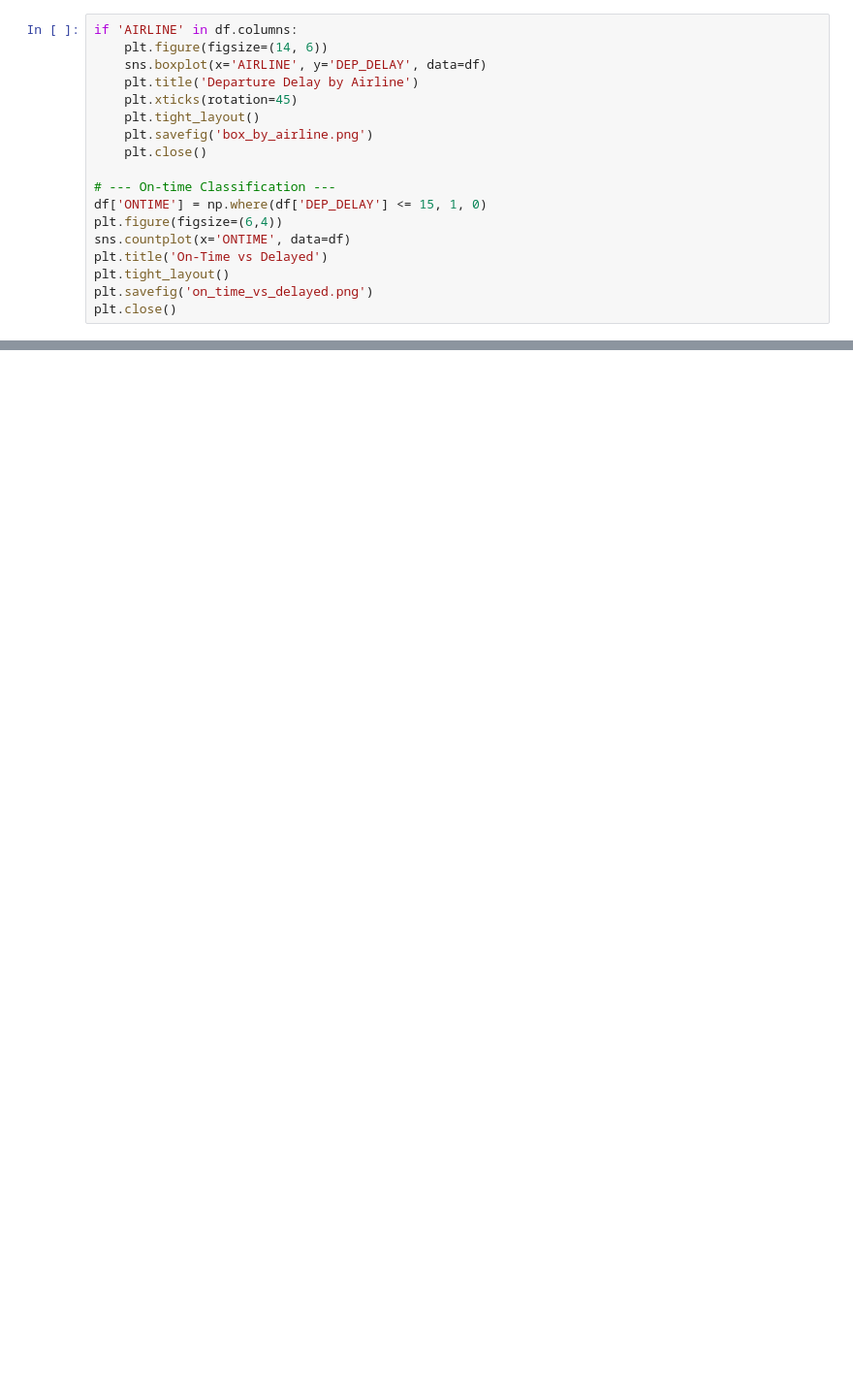
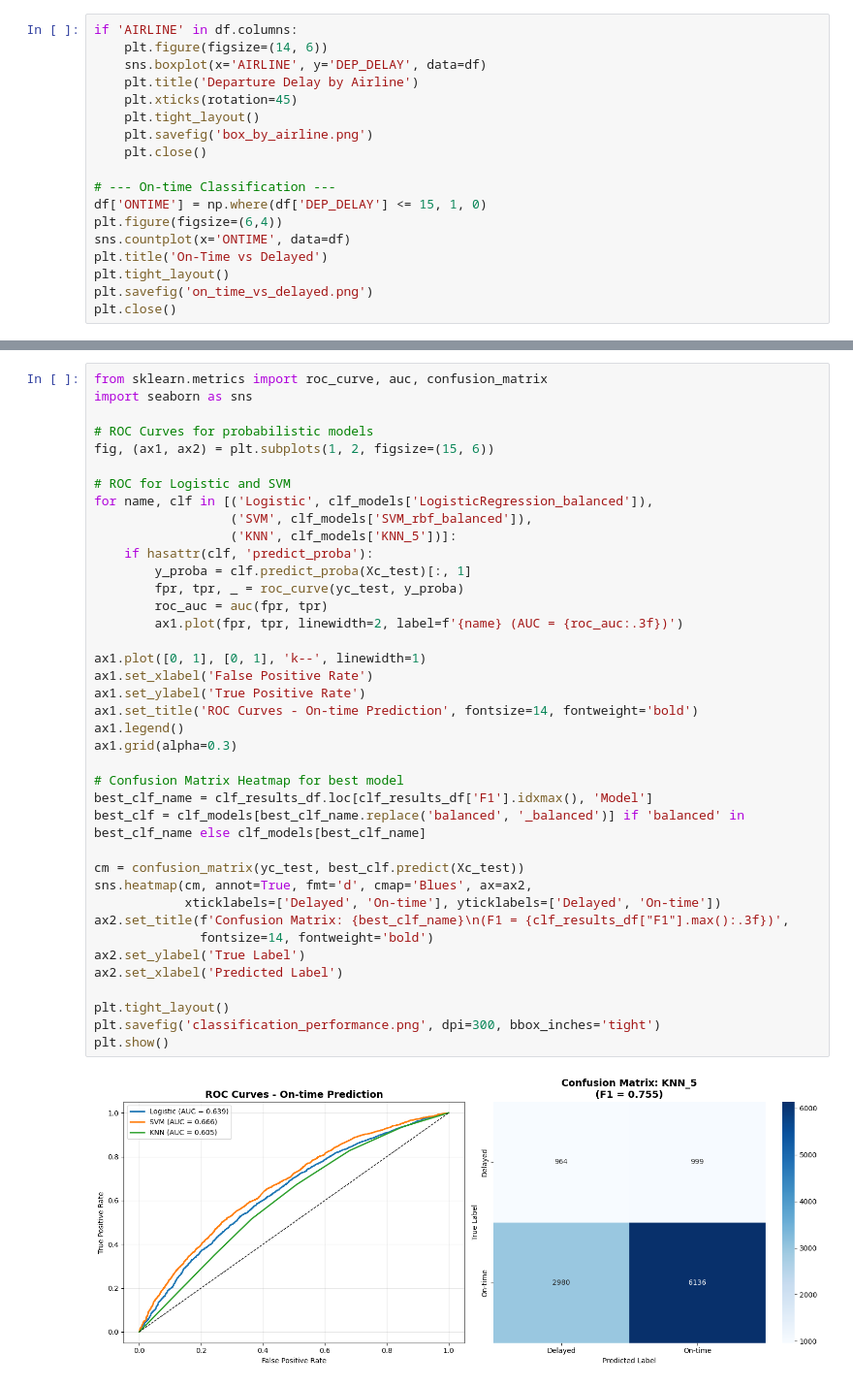
Before and after one commit to stevenl224/EECE5644-Final-Project, a Jupyter notebook: MLproj.ipynb, the cells around one changed output, grey strips where cells are left out. Shown at 97% size. Cells and saved outputs as stored; diff of their text form; blank space fills up the shorter version.

```diff
--- a/MLproj.ipynb
+++ b/MLproj.ipynb
@@ -305,0 +382,41 @@ plt.show()
+# %%
+from sklearn.metrics import roc_curve, auc, confusion_matrix
+import seaborn as sns
+
+# ROC Curves for probabilistic models
+fig, (ax1, ax2) = plt.subplots(1, 2, figsize=(15, 6))
+
+# ROC for Logistic and SVM
+for name, clf in [('Logistic', clf_models['LogisticRegression_balanced']),
+                  ('SVM', clf_models['SVM_rbf_balanced']),
+                  ('KNN', clf_models['KNN_5'])]:
+    if hasattr(clf, 'predict_proba'):
+        y_proba = clf.predict_proba(Xc_test)[:, 1]
+        fpr, tpr, _ = roc_curve(yc_test, y_proba)
+        roc_auc = auc(fpr, tpr)
+        ax1.plot(fpr, tpr, linewidth=2, label=f'{name} (AUC = {roc_auc:.3f})')
+
+ax1.plot([0, 1], [0, 1], 'k--', linewidth=1)
+ax1.set_xlabel('False Positive Rate')
+ax1.set_ylabel('True Positive Rate')
+ax1.set_title('ROC Curves - On-time Prediction', fontsize=14, fontweight='bold')
+ax1.legend()
+ax1.grid(alpha=0.3)
+
+# Confusion Matrix Heatmap for best model
+best_clf_name = clf_results_df.loc[clf_results_df['F1'].idxmax(), 'Model']
+best_clf = clf_models[best_clf_name.replace('balanced', '_balanced')] if 'balanced' in best_clf_name else clf_models[best_clf_name]
+
+cm = confusion_matrix(yc_test, best_clf.predict(Xc_test))
+sns.heatmap(cm, annot=True, fmt='d', cmap='Blues', ax=ax2,
+            xticklabels=['Delayed', 'On-time'], yticklabels=['Delayed', 'On-time'])
+ax2.set_title(f'Confusion Matrix: {best_clf_name}\n(F1 = {clf_results_df["F1"].max():.3f})',
+              fontsize=14, fontweight='bold')
+ax2.set_ylabel('True Label')
+ax2.set_xlabel('Predicted Label')
+
+plt.tight_layout()
+plt.savefig('classification_performance.png', dpi=300, bbox_inches='tight')
+plt.show()
+# %% [output]
+[figure, added]
```
Also changed, not shown: parts of 13 cells of this notebook.
